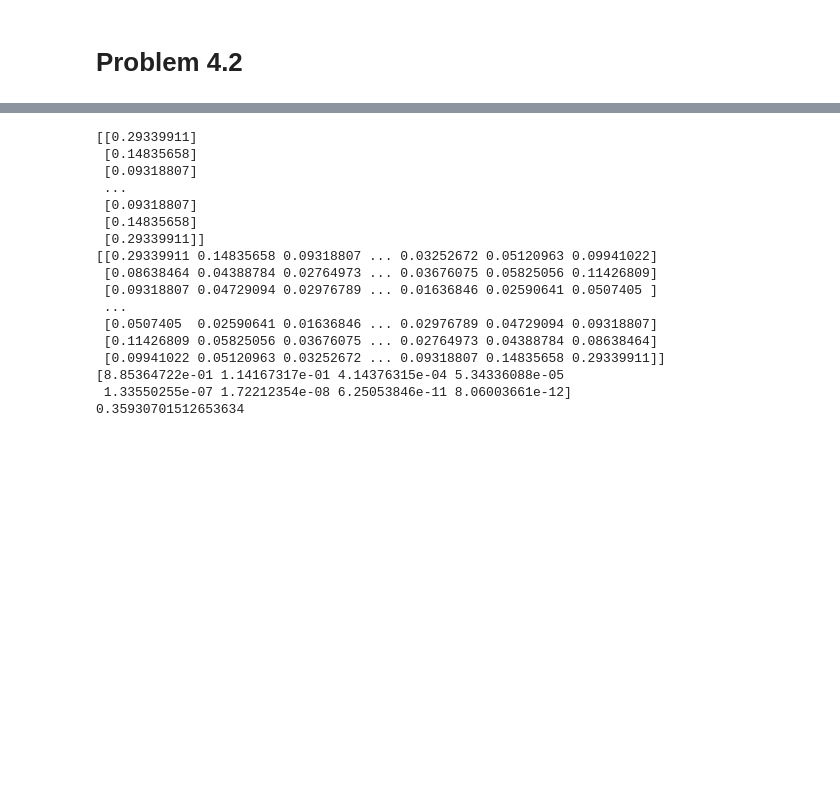
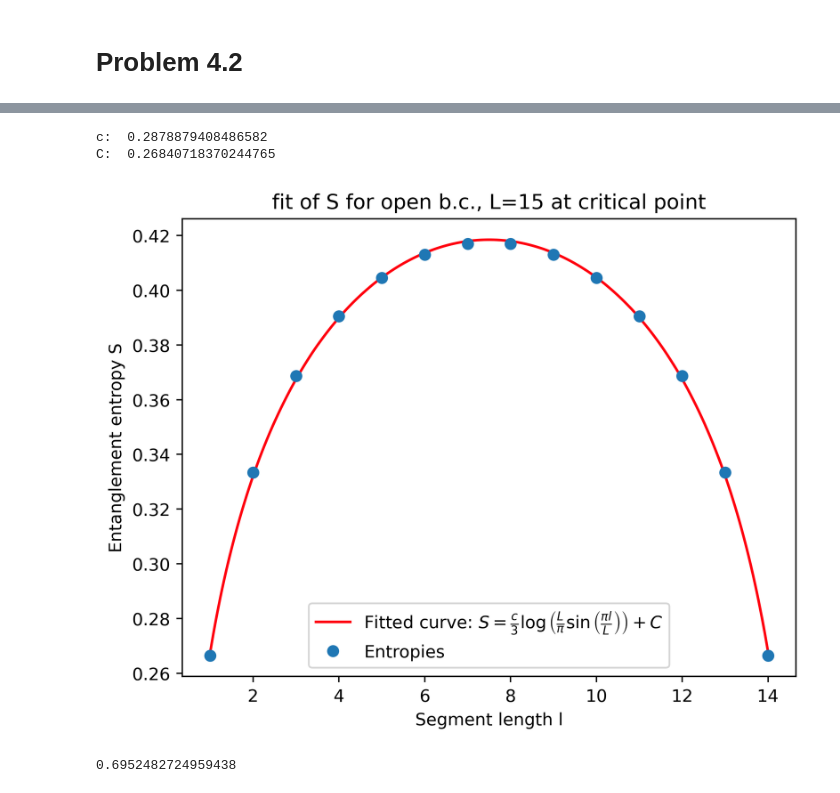
Before and after one commit to Abhiram2006/ph121c-hwk2, a Jupyter notebook: main.ipynb, the cells around one changed output, grey strips where cells are left out. Cells and saved outputs as stored; diff of their text form; code cells hidden in the pictures; blank space fills up the shorter version.

```diff
--- a/main.ipynb
+++ b/main.ipynb
@@ -236,23 +179,3 @@ def entanglement_entropy(l, L, J, h, periodic):
     S = -np.sum(lambdas * np.log(lambdas))
 
     return S
-# %%
-print(entanglement_entropy(3, 10, 1, 1, False))
-# %% [output]
-[[0.29339911]
- [0.14835658]
- [0.09318807]
- ...
- [0.09318807]
- [0.14835658]
- [0.29339911]]
-[[0.29339911 0.14835658 0.09318807 ... 0.03252672 0.05120963 0.09941022]
- [0.08638464 0.04388784 0.02764973 ... 0.03676075 0.05825056 0.11426809]
- [0.09318807 0.04729094 0.02976789 ... 0.01636846 0.02590641 0.0507405 ]
- ...
- [0.0507405  0.02590641 0.01636846 ... 0.02976789 0.04729094 0.09318807]
- [0.11426809 0.05825056 0.03676075 ... 0.02764973 0.04388784 0.08638464]
- [0.09941022 0.05120963 0.03252672 ... 0.09318807 0.14835658 0.29339911]]
-[8.85364722e-01 1.14167317e-01 4.14376315e-04 5.34336088e-05
- 1.33550255e-07 1.72212354e-08 6.25053846e-11 8.06003661e-12]
-0.35930701512653634
@@ -258,0 +237,39 @@ print(entanglement_entropy(3, 10, 1, 1, False))
+# %%
+L = 15
+J = 1
+h = 1
+periodic = False
+ls = np.array(range(1, 15))
+entropies=[]
+
+for l in ls:
+    entropy=entanglement_entropy(l, L, J, h, periodic)
+    entropies.append(entropy)
+# %%
+def fitfunc(l, c, C):
+    return ((c/3) * np.log((L/np.pi) * np.sin(np.pi*(l/L)))) + C
+
+params, covariance = scipy.optimize.curve_fit(fitfunc, ls, entropies)
+
+c, C = params
+print('c: ', c)
+print('C: ', C)
+# %% [output]
+c:  0.2878879408486582
+C:  0.26840718370244765
+# %%
+lcont = np.linspace(1, 14, 1000)
+Econt = fitfunc(lcont, *params)
+
+plt.plot(lcont, Econt, color='xkcd:bright red', label=r'Fitted curve: $S = \frac{{c}}{3} \log\left(\frac{{L}}{{\pi}} \sin\left(\frac{{\pi l}}{{L}}\right)\right) + {C}$')
+plt.plot(ls, entropies, 'o', label='Entropies')
+
+
+plt.xlabel('Segment length l')
+plt.ylabel('Entanglement entropy S')
+plt.title(f'fit of S for open b.c., L={L} at critical point')
+plt.legend()
+plt.savefig(os.path.join(directory, 'openfitE.png'), dpi =400)
+plt.show()
+# %% [output]
+[figure, added]
@@ -258,0 +289,4 @@ print(entanglement_entropy(3, 10, 1, 1, False))
+# %%
+print(high_entropy(3, 10, 1, 0.4, True))
+# %% [output]
+0.6952482724959438
```
Also changed, not shown: parts of 12 cells of this notebook, 25 other files.
